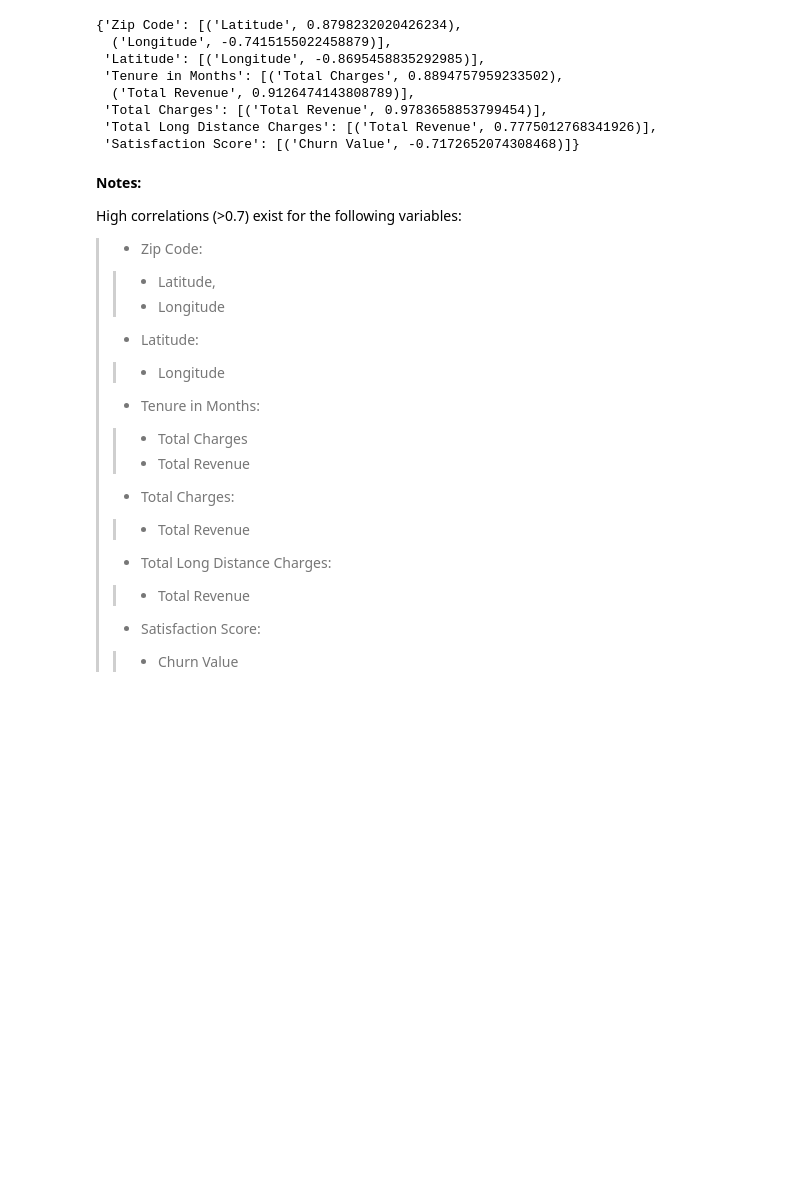
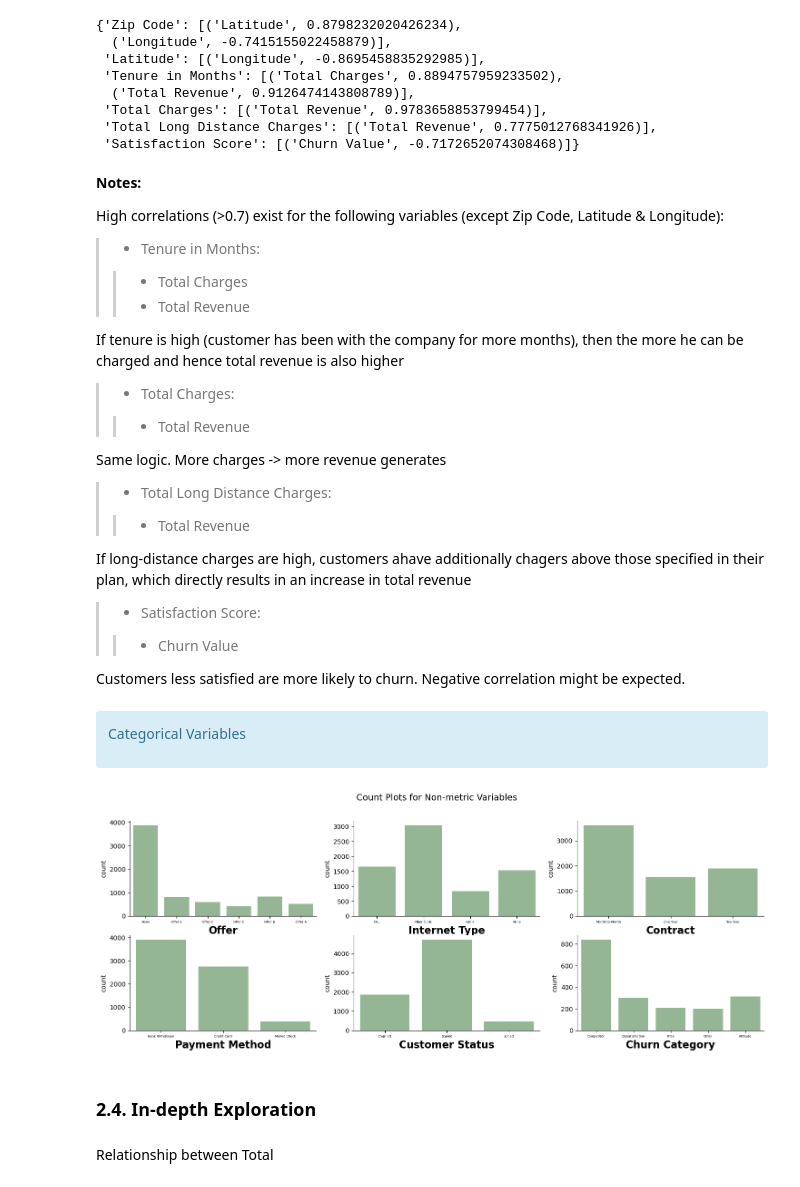
Before and after one commit to sarasustelosantos/bootcamp_group, a Jupyter notebook: Data_Exploration.ipynb, the cells around one changed output. Saved outputs shown, nothing was run; the diff lists cells and outputs as text; code cells hidden in the pictures; blank space fills up the shorter version.

```diff
--- a/Data_Exploration.ipynb
+++ b/Data_Exploration.ipynb
@@ -448,18 +448,51 @@ corr_dict(df, 0.7)
 # %% [markdown]
 __Notes:__
 
-High correlations (>0.7) exist for the following variables:<p>
-> - Zip Code:<p>
->>    - Latitude,
->>    - Longitude
-> - Latitude:
->>    - Longitude
+High correlations (>0.7) exist for the following variables (except Zip Code, Latitude & Longitude):<p>
 >- Tenure in Months:
 >>    - Total Charges
 >>    - Total Revenue
+
+If tenure is high (customer has been with the company for more months), then the more he can be charged and hence total revenue is also higher
+
 >- Total Charges:
 >>    - Total Revenue<p>
+
+Same logic. More charges -> more revenue generates
+
 >- Total Long Distance Charges:
 >>    - Total Revenue<p>
+
+If long-distance charges are high, customers ahave additionally chagers above those specified in their plan, which directly results in an increase in total revenue
+
 >- Satisfaction Score:
 >>    - Churn Value<p>
+
+Customers less satisfied are more likely to churn. Negative correlation might be expected.
+# %% [markdown]
+<div class="alert alert-block alert-info">
+
+Categorical Variables
+
+</div>
+# %%
+categorical_data = ['Offer', 'Internet Type', 'Contract', 'Payment Method','Customer Status', 'Churn Category']
+
+
+# Count plots for non-numerical variables
+fig, ax = plt.subplots(2, 3, figsize=(18, 6))
+for var, subplot in zip(categorical_data, ax.flatten()):
+    sns.countplot(data=df, x=var, ax=subplot, color='darkseagreen')
+    subplot.set_xlabel(var.replace('_', ' '), fontsize=16, fontweight='bold')
+    subplot.tick_params(axis='x', labelsize=5)
+
+# Decoration
+sns.despine()
+fig.suptitle("Count Plots for Non-metric Variables", fontsize=14)
+plt.show()
+# %% [output]
+[figure, added]
+# %% [markdown]
+### 2.4. In-depth Exploration
+# %% [markdown]
+Relationship between Total
```
Also changed, not shown: parts of 4 cells of this notebook.
